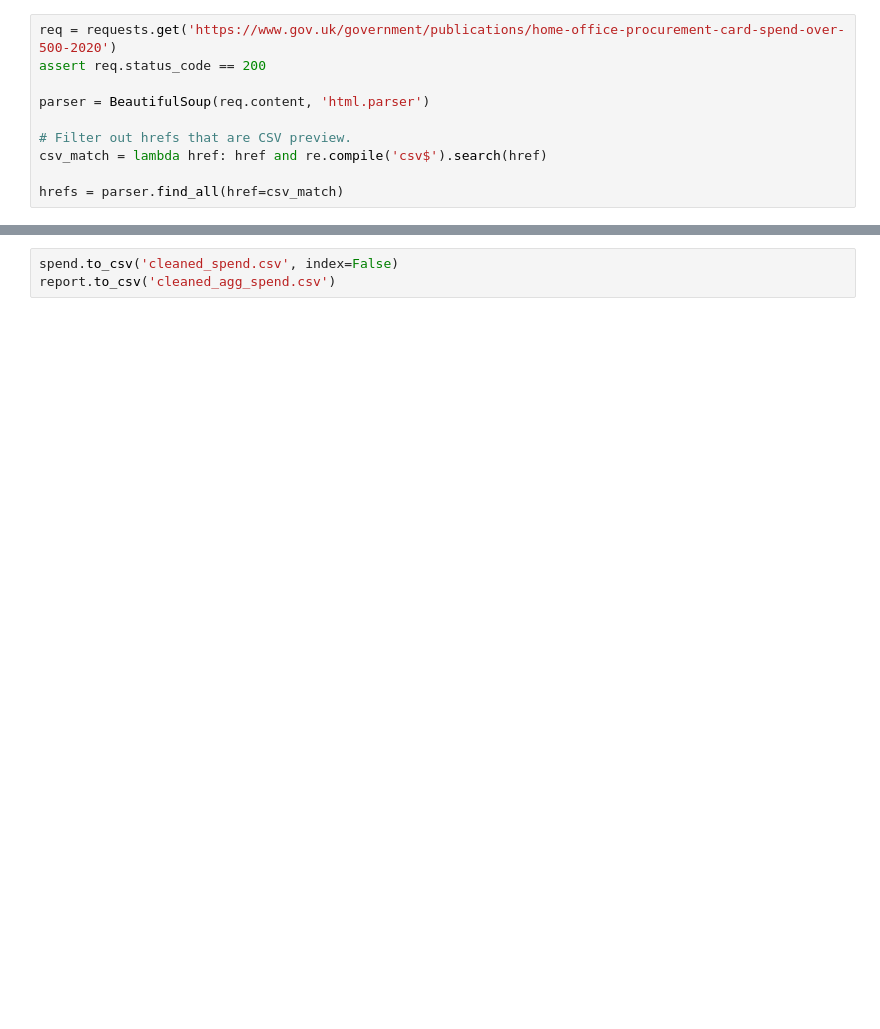
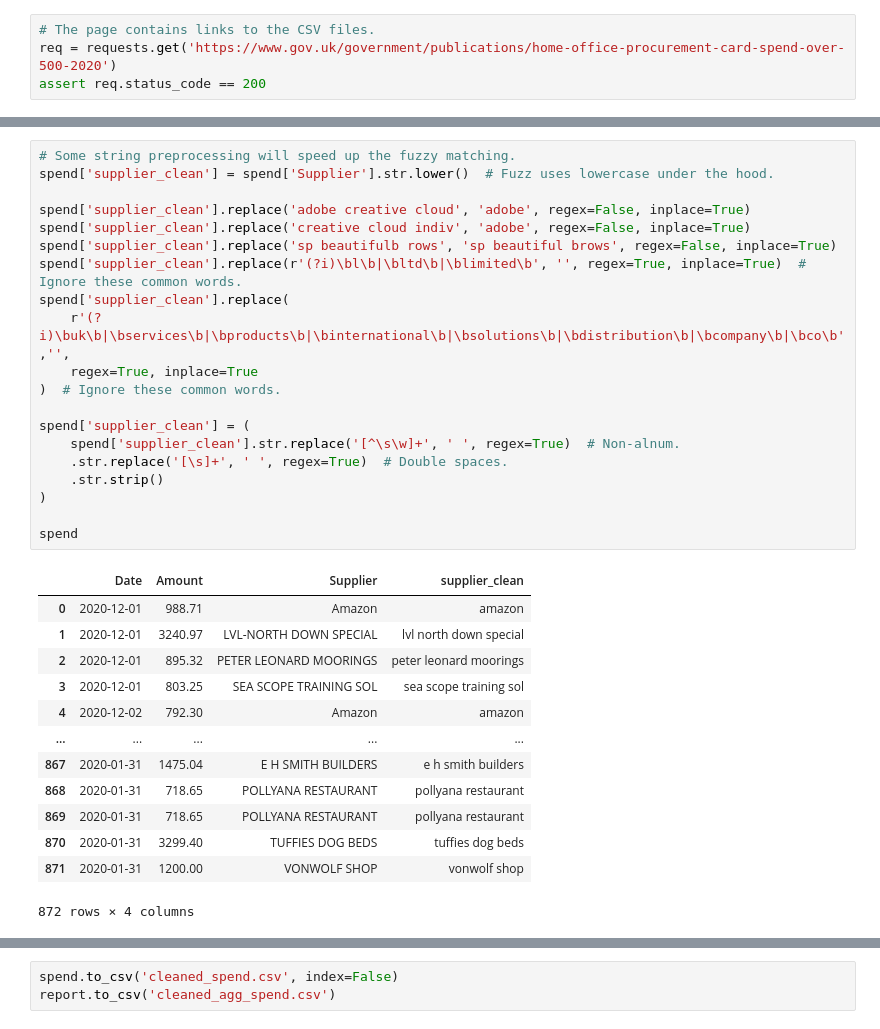
Before and after one commit to OtterOriented/home-office-spend-2020, a Jupyter notebook: HomeOffice.ipynb, the cells around one changed output, grey strips where cells are left out. Drawn from its saved outputs; the diff is of its cells as text; blank space fills up the shorter version.

```diff
--- a/HomeOffice.ipynb
+++ b/HomeOffice.ipynb
@@ -39,10 +64,4 @@ import pandas as pd
 # %%
+# The page contains links to the CSV files.
 req = requests.get('https://www.gov.uk/government/publications/home-office-procurement-card-spend-over-500-2020')
 assert req.status_code == 200
-
-parser = BeautifulSoup(req.content, 'html.parser')
-
-# Filter out hrefs that are CSV preview.
-csv_match = lambda href: href and re.compile('csv$').search(href)
-
-hrefs = parser.find_all(href=csv_match)
@@ -101,0 +92,34 @@ spend['Supplier'] = spend['Supplier'].replace('TRUE GRIP OFF ROAD LTD', 'TRUE GR
+# %%
+# Some string preprocessing will speed up the fuzzy matching.
+spend['supplier_clean'] = spend['Supplier'].str.lower()  # Fuzz uses lowercase under the hood.
+
+spend['supplier_clean'].replace('adobe creative cloud', 'adobe', regex=False, inplace=True)
+spend['supplier_clean'].replace('creative cloud indiv', 'adobe', regex=False, inplace=True)
+spend['supplier_clean'].replace('sp beautifulb rows', 'sp beautiful brows', regex=False, inplace=True)
+spend['supplier_clean'].replace(r'(?i)\bl\b|\bltd\b|\blimited\b', '', regex=True, inplace=True)  # Ignore these common words.
+spend['supplier_clean'].replace(
+    r'(?i)\buk\b|\bservices\b|\bproducts\b|\binternational\b|\bsolutions\b|\bdistribution\b|\bcompany\b|\bco\b','',
+    regex=True, inplace=True
+)  # Ignore these common words.
+
+spend['supplier_clean'] = (
+    spend['supplier_clean'].str.replace('[^\s\w]+', ' ', regex=True)  # Non-alnum.
+    .str.replace('[\s]+', ' ', regex=True)  # Double spaces.
+    .str.strip()
+)
+
+spend
+# %% [output]
+|  | Date | Amount | Supplier | supplier_clean |
+| 0 | 2020-12-01 | 988.71 | Amazon | amazon |
+| 1 | 2020-12-01 | 3240.97 | LVL-NORTH DOWN SPECIAL | lvl north down special |
+| 2 | 2020-12-01 | 895.32 | PETER LEONARD MOORINGS | peter leonard moorings |
+| 3 | 2020-12-01 | 803.25 | SEA SCOPE TRAINING SOL | sea scope training sol |
+| 4 | 2020-12-02 | 792.30 | Amazon | amazon |
+| ... | ... | ... | ... | ... |
+| 867 | 2020-01-31 | 1475.04 | E H SMITH BUILDERS | e h smith builders |
+| 868 | 2020-01-31 | 718.65 | POLLYANA RESTAURANT | pollyana restaurant |
+| 869 | 2020-01-31 | 718.65 | POLLYANA RESTAURANT | pollyana restaurant |
+| 870 | 2020-01-31 | 3299.40 | TUFFIES DOG BEDS | tuffies dog beds |
+| 871 | 2020-01-31 | 1200.00 | VONWOLF SHOP | vonwolf shop |
+872 rows × 4 columns
```
Also changed, not shown: parts of 22 cells of this notebook, 7 other files.
